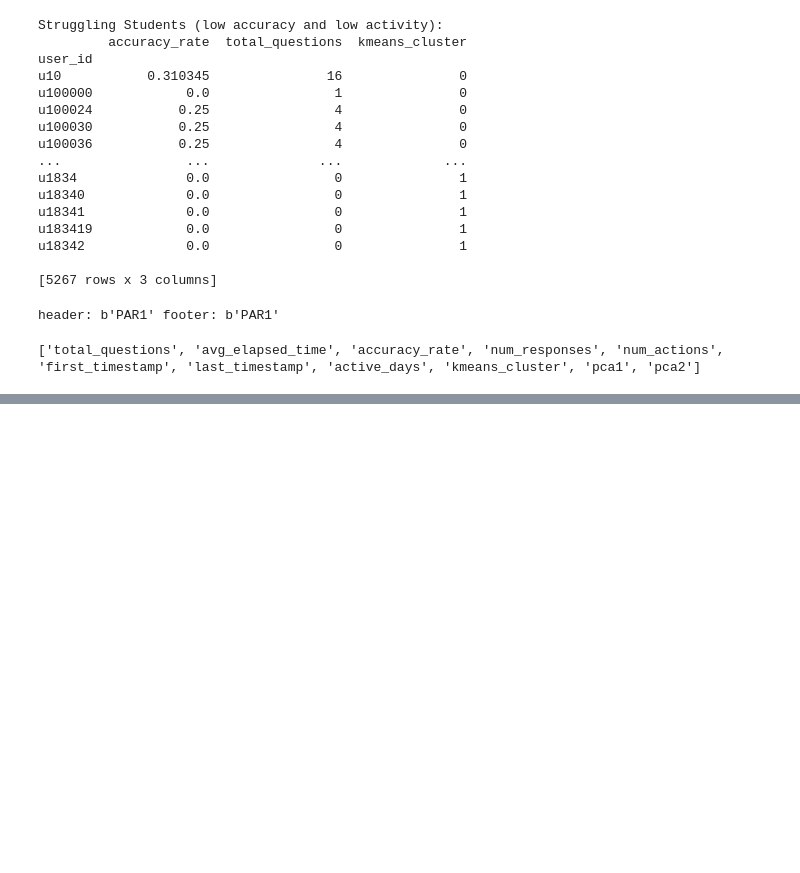
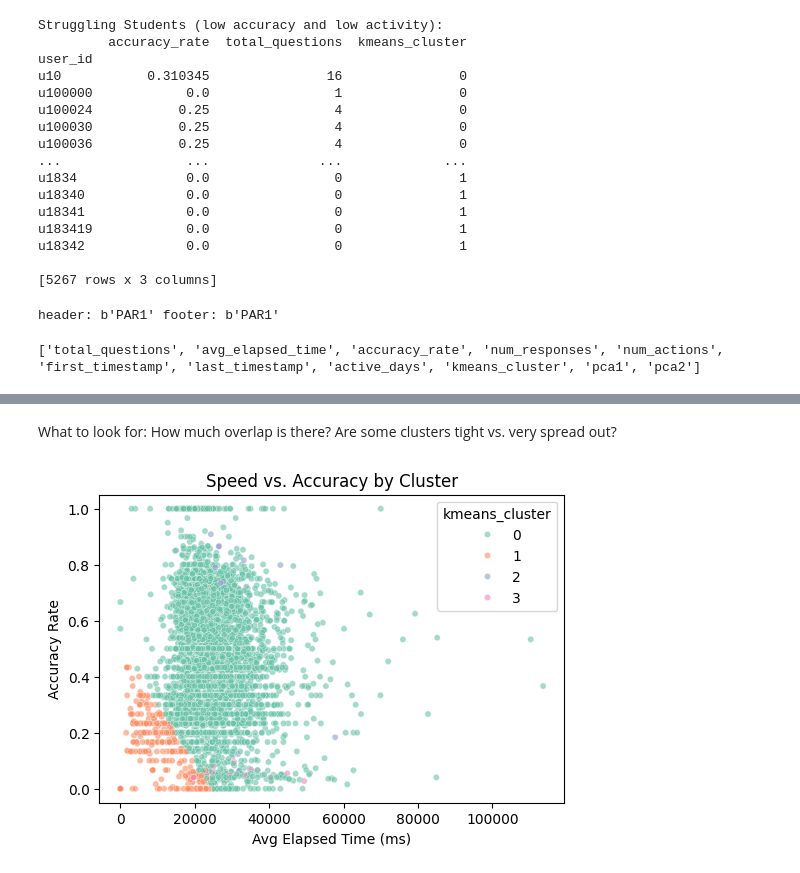
Before and after one commit to MoStrick/CapstoneProject_LearningPatterns, a Jupyter notebook: EDA.ipynb, the cells around one changed output, grey strips where cells are left out. Drawn from its saved outputs; the diff is of its cells as text; code cells hidden in the pictures; blank space fills up the shorter version.

```diff
--- a/EDA.ipynb
+++ b/EDA.ipynb
@@ -287,0 +348,16 @@ print(df_cluster.columns.tolist())
+# %% [markdown]
+What to look for: How much overlap is there? Are some clusters tight vs. very spread out?
+# %%
+# 2-variable scatterplots/ comparisons of key metircs
+plt.figure(figsize=(6,4))
+sns.scatterplot(
+    x="avg_elapsed_time", y="accuracy_rate",
+    hue="kmeans_cluster", palette="Set2",
+    data=student_features, alpha=0.6, s=20
+)
+plt.title("Speed vs. Accuracy by Cluster")
+plt.xlabel("Avg Elapsed Time (ms)")
+plt.ylabel("Accuracy Rate")
+plt.show()
+# %% [output]
+[figure, added]
```
Also changed, not shown: parts of 13 cells of this notebook, 1 other file.
